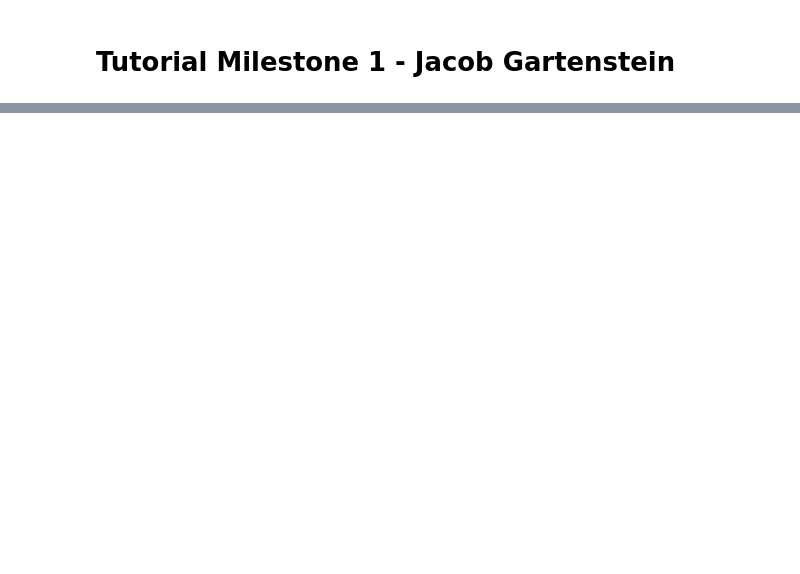
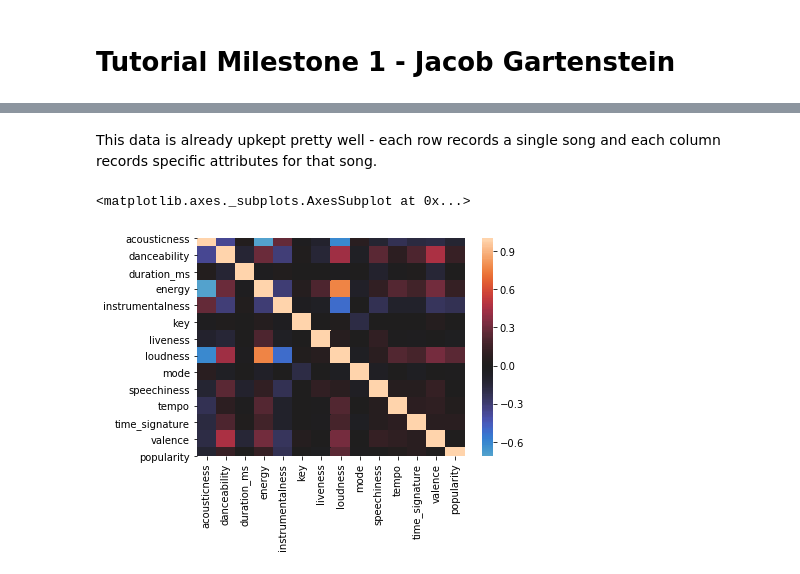
Before and after one commit to jgartens/jgartens.github.io, a Jupyter notebook: milestone1.ipynb, the cells around one changed output, grey strips where cells are left out. Saved outputs shown, nothing was run; the diff lists cells and outputs as text; code cells hidden in the pictures; blank space fills up the shorter version.

```diff
--- a/milestone1.ipynb
+++ b/milestone1.ipynb
@@ -13,0 +27,3 @@ Amazon’s Digital Music Purchase Reviews  --
+# %%
+spotify_df = pd.read_csv("./data/SpotifyAudioFeaturesApril2019.csv")
+spotify_df.head()
@@ -13,0 +37,8 @@ Amazon’s Digital Music Purchase Reviews  --
+# %% [markdown]
+This data is already upkept pretty well - each row records a single song and each column records specific attributes for that song.
+# %%
+correlation = spotify_df[spotify_df.columns.tolist()].corr()
+sns.heatmap(correlation, center = 0)
+# %% [output]
+<matplotlib.axes._subplots.AxesSubplot at 0x...>
+[figure, added]
```
Also changed, not shown: parts of 17 cells of this notebook.
